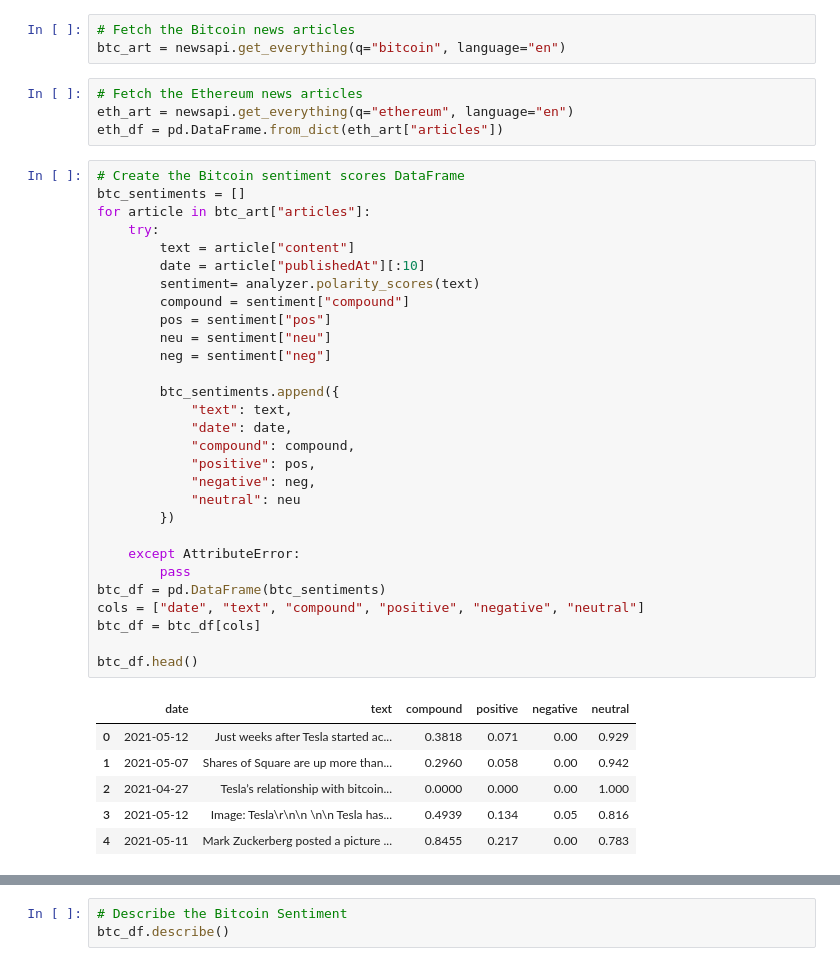
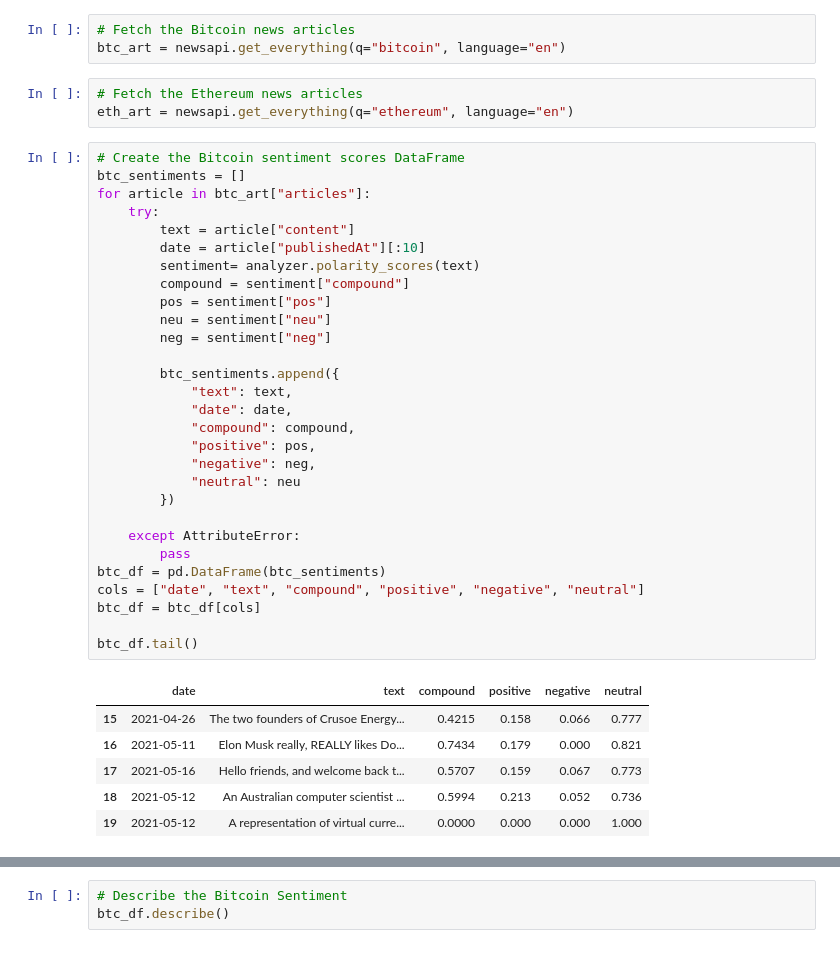
Before and after one commit to jusgou/Homework, a Jupyter notebook: 0510_NLP/Instructions/Starter_Code/crypto_sentiment.ipynb, the cells around one changed output, grey strips where cells are left out. Saved outputs shown, nothing was run; the diff lists cells and outputs as text.

```diff
--- a/0510_NLP/Instructions/Starter_Code/crypto_sentiment.ipynb
+++ b/0510_NLP/Instructions/Starter_Code/crypto_sentiment.ipynb
@@ -40,42 +40,41 @@ btc_art = newsapi.get_everything(q="bitcoin", language="en")
 # %%
 # Fetch the Ethereum news articles
 eth_art = newsapi.get_everything(q="ethereum", language="en")
-eth_df = pd.DataFrame.from_dict(eth_art["articles"])
 # %%
 # Create the Bitcoin sentiment scores DataFrame
 btc_sentiments = []
 for article in btc_art["articles"]:
     try:
         text = article["content"]
         date = article["publishedAt"][:10]
         sentiment= analyzer.polarity_scores(text)
         compound = sentiment["compound"]
         pos = sentiment["pos"]
         neu = sentiment["neu"]
         neg = sentiment["neg"]
 
         btc_sentiments.append({
             "text": text,
             "date": date,
             "compound": compound,
             "positive": pos,
             "negative": neg,
             "neutral": neu
         })
 
     except AttributeError:
         pass
 btc_df = pd.DataFrame(btc_sentiments)
 cols = ["date", "text", "compound", "positive", "negative", "neutral"]
 btc_df = btc_df[cols]
 
-btc_df.head()
+btc_df.tail()
 # %% [output]
 |  | date | text | compound | positive | negative | neutral |
-| 0 | 2021-05-12 | Just weeks after Tesla started ac... | 0.3818 | 0.071 | 0.00 | 0.929 |
-| 1 | 2021-05-07 | Shares of Square are up more than... | 0.2960 | 0.058 | 0.00 | 0.942 |
-| 2 | 2021-04-27 | Tesla’s relationship with bitcoin... | 0.0000 | 0.000 | 0.00 | 1.000 |
-| 3 | 2021-05-12 | Image: Tesla\r\n\n \n\n Tesla has... | 0.4939 | 0.134 | 0.05 | 0.816 |
-| 4 | 2021-05-11 | Mark Zuckerberg posted a picture ... | 0.8455 | 0.217 | 0.00 | 0.783 |
+| 15 | 2021-04-26 | The two founders of Crusoe Energy... | 0.4215 | 0.158 | 0.066 | 0.777 |
+| 16 | 2021-05-11 | Elon Musk really, REALLY likes Do... | 0.7434 | 0.179 | 0.000 | 0.821 |
+| 17 | 2021-05-16 | Hello friends, and welcome back t... | 0.5707 | 0.159 | 0.067 | 0.773 |
+| 18 | 2021-05-12 | An Australian computer scientist ... | 0.5994 | 0.213 | 0.052 | 0.736 |
+| 19 | 2021-05-12 | A representation of virtual curre... | 0.0000 | 0.000 | 0.000 | 1.000 |
 # %%
 # Create the Ethereum sentiment scores DataFrame
```
Also changed, not shown: parts of 23 cells of this notebook, 1 other file.
